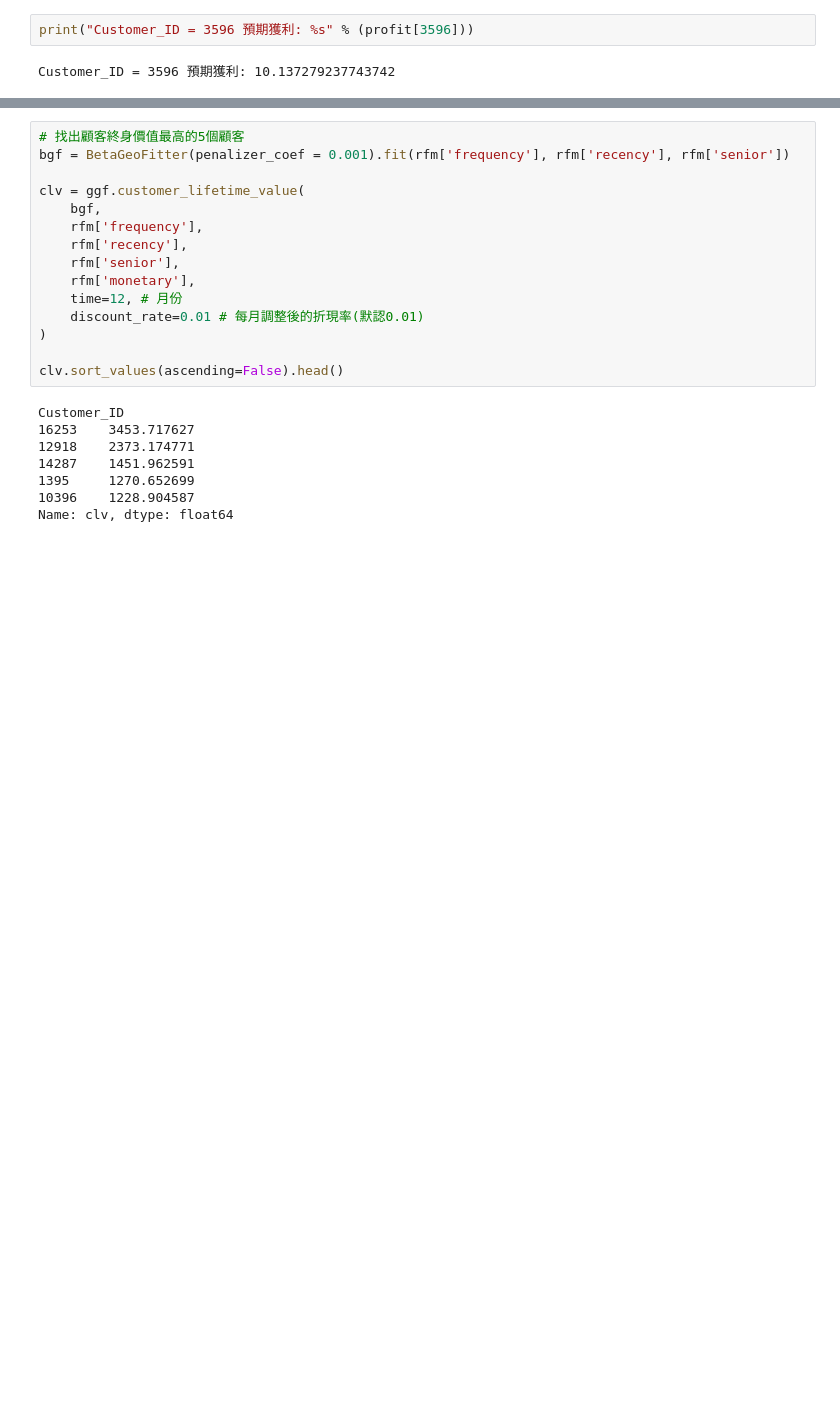
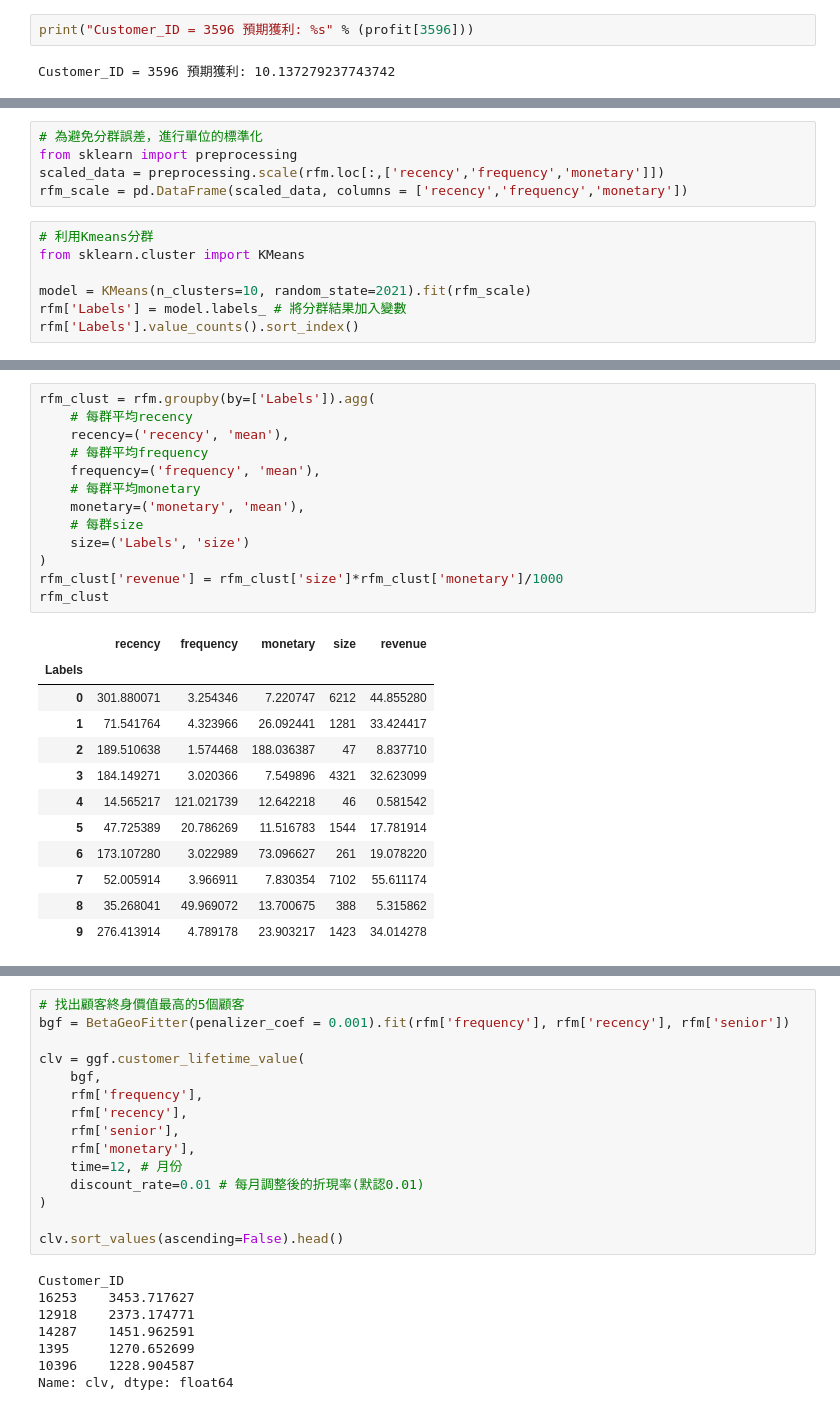
Before and after one commit to samanthaChu1123/ML_Homework, a Jupyter notebook: hw6-1_RFM.ipynb, the cells around one changed output, grey strips where cells are left out. Saved outputs shown, nothing was run; the diff lists cells and outputs as text; blank space fills up the shorter version.

```diff
--- a/hw6-1_RFM.ipynb
+++ b/hw6-1_RFM.ipynb
@@ -336,0 +339,12 @@ Customer_ID = 3596 預期獲利: 10.137279237743742
+# %%
+# 為避免分群誤差，進行單位的標準化
+from sklearn import preprocessing
+scaled_data = preprocessing.scale(rfm.loc[:,['recency','frequency','monetary']])
+rfm_scale = pd.DataFrame(scaled_data, columns = ['recency','frequency','monetary'])
+# %%
+# 利用Kmeans分群
+from sklearn.cluster import KMeans
+
+model = KMeans(n_clusters=10, random_state=2021).fit(rfm_scale)
+rfm['Labels'] = model.labels_ # 將分群結果加入變數
+rfm['Labels'].value_counts().sort_index()
@@ -336,0 +363,26 @@ Customer_ID = 3596 預期獲利: 10.137279237743742
+# %%
+rfm_clust = rfm.groupby(by=['Labels']).agg(
+    # 每群平均recency
+    recency=('recency', 'mean'),
+    # 每群平均frequency
+    frequency=('frequency', 'mean'),
+    # 每群平均monetary
+    monetary=('monetary', 'mean'),
+    # 每群size
+    size=('Labels', 'size')
+)
+rfm_clust['revenue'] = rfm_clust['size']*rfm_clust['monetary']/1000
+rfm_clust
+# %% [output]
+|  | recency | frequency | monetary | size | revenue |
+| Labels |  |  |  |  |  |
+| 0 | 301.880071 | 3.254346 | 7.220747 | 6212 | 44.855280 |
+| 1 | 71.541764 | 4.323966 | 26.092441 | 1281 | 33.424417 |
+| 2 | 189.510638 | 1.574468 | 188.036387 | 47 | 8.837710 |
+| 3 | 184.149271 | 3.020366 | 7.549896 | 4321 | 32.623099 |
+| 4 | 14.565217 | 121.021739 | 12.642218 | 46 | 0.581542 |
+| 5 | 47.725389 | 20.786269 | 11.516783 | 1544 | 17.781914 |
+| 6 | 173.107280 | 3.022989 | 73.096627 | 261 | 19.078220 |
+| 7 | 52.005914 | 3.966911 | 7.830354 | 7102 | 55.611174 |
+| 8 | 35.268041 | 49.969072 | 13.700675 | 388 | 5.315862 |
+| 9 | 276.413914 | 4.789178 | 23.903217 | 1423 | 34.014278 |
```
Also changed, not shown: parts of 7 cells of this notebook.
